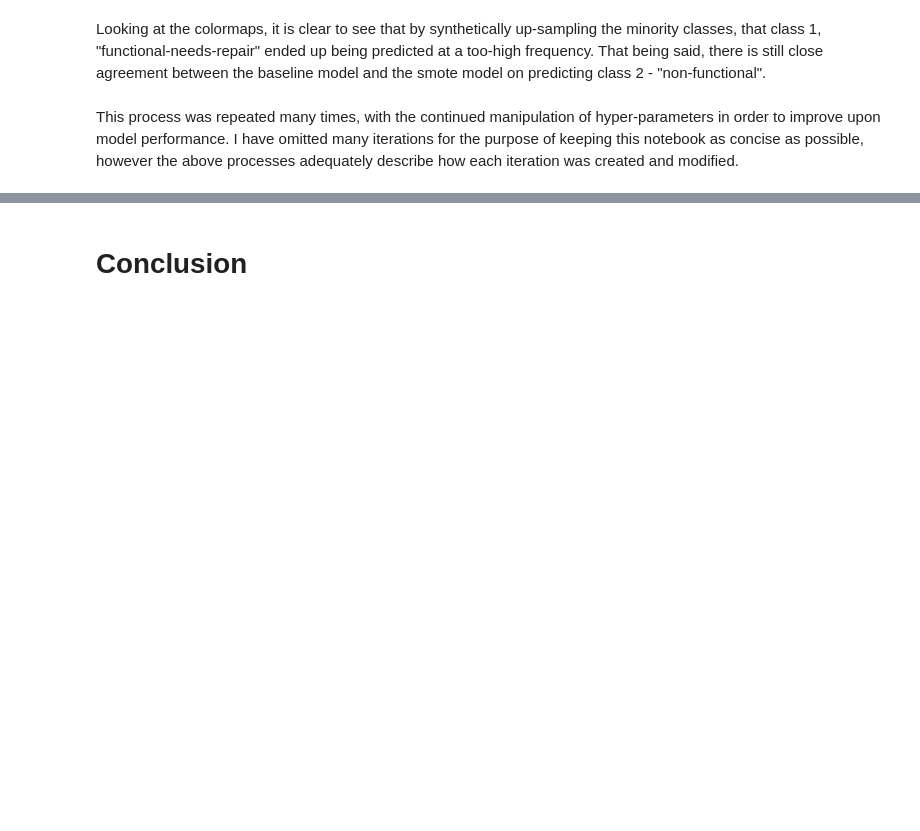
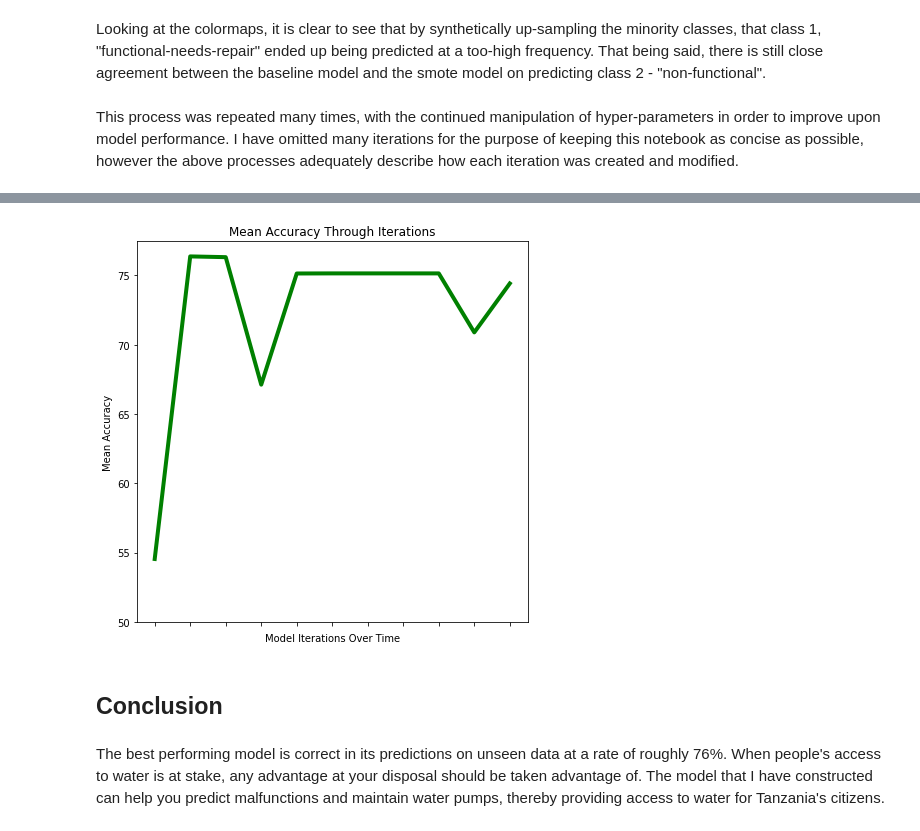
Before and after one commit to dvdhartsman/Phase_3_Project, a Jupyter notebook: Final_Notebook.ipynb, the cells around one changed output, grey strips where cells are left out. Drawn from its saved outputs; the diff is of its cells as text; code cells hidden in the pictures; blank space fills up the shorter version.

```diff
--- a/Final_Notebook.ipynb
+++ b/Final_Notebook.ipynb
@@ -626,2 +764,15 @@ This process was repeated many times, with the continued manipulation of hyper-p
+# %%
+fig, ax = plt.subplots(figsize=(7,7))
+sns.lineplot(x="name", y='test_accuracy', data=final_table, linewidth=4, color='green')
+ax.set_yticks([.50, .55, .60, .65, .70, .75])
+ax.set_yticklabels([50, 55, 60, 65, 70, 75])
+ax.set_xticklabels("")
+ax.set_xlabel("Model Iterations Over Time")
+ax.set_ylabel("Mean Accuracy")
+ax.set_title("Mean Accuracy Through Iterations");
+# %% [output]
+[figure, added]
 # %% [markdown]
-# Conclusion
+## Conclusion
+# %% [markdown]
+The best performing model is correct in its predictions on unseen data at a rate of roughly 76%. When people's access to water is at stake, any advantage at your disposal should be taken advantage of. The model that I have constructed can help you predict malfunctions and maintain water pumps, thereby providing access to water for Tanzania's citizens.
```
Also changed, not shown: parts of 17 cells of this notebook, 1 other file.
